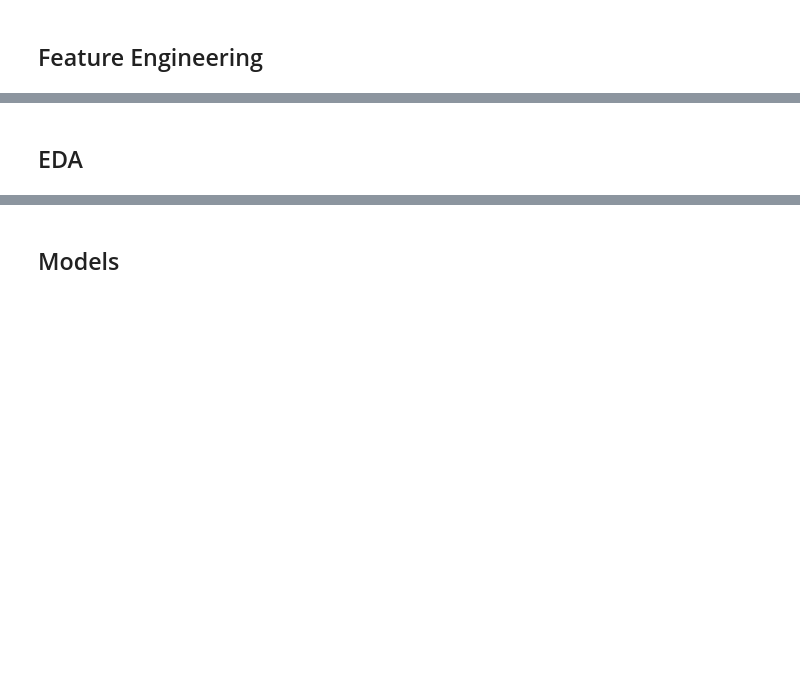
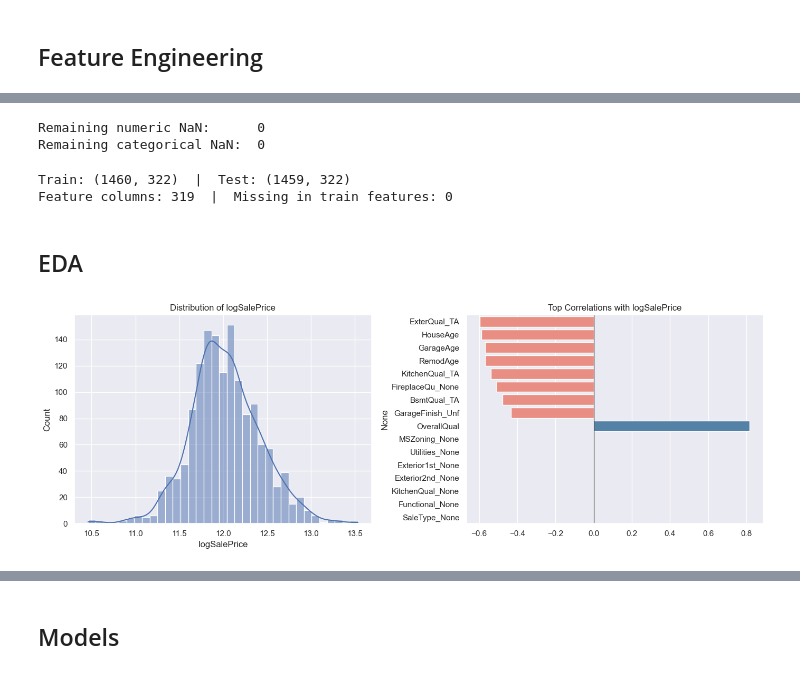
Before and after one commit to aanyam22/kaggle, a Jupyter notebook: Ames_HousePrice/ames_ml_models.ipynb, the cells around one changed output, grey strips where cells are left out. Cells and saved outputs as stored; diff of their text form; code cells hidden in the pictures; blank space fills up the shorter version.

```diff
--- a/Ames_HousePrice/ames_ml_models.ipynb
+++ b/Ames_HousePrice/ames_ml_models.ipynb
@@ -3,6 +3,9 @@
 # %% [markdown]
 ## Load Packages
 # %%
+import os
+os.environ['TF_CPP_MIN_LOG_LEVEL'] = '2'
+
 import math
 import pandas as pd
 import numpy as np
@@ -26,6 +29,7 @@ pd.set_option('display.max_columns', None)
 sns.set_theme(style='darkgrid')
 
 TARGET = 'logSalePrice'
+SKIP   = ['SalePrice', 'logSalePrice', 'Id', 'is_train']
 # %% [markdown]
 ## Load Data
 # %%
@@ -121,36 +90,60 @@ print('Outlier handling complete. Shape:', df_all.shape)
+# %%
+# Fill remaining numeric NaN with median; categorical NaN with 'None'
+# ('None' is meaningful here — most missing categoricals mean "no such feature")
+num_cols = [c for c in df_all.select_dtypes(include=[np.number]).columns if c not in SKIP]
+cat_cols =  df_all.select_dtypes(include='object').columns.tolist()
+
+df_all[num_cols] = df_all[num_cols].fillna(df_all[num_cols].median())
+df_all[cat_cols] = df_all[cat_cols].fillna('None')
+
+print(f'Remaining numeric NaN:      {df_all[num_cols].isnull().sum().sum()}')
+print(f'Remaining categorical NaN:  {df_all[cat_cols].isnull().sum().sum()}')
+# %% [output]
+Remaining numeric NaN:      0
+Remaining categorical NaN:  0
 # %%
-# Split back into processed train and test sets
+# One-hot encode all categorical columns, then split back
+df_all = pd.get_dummies(df_all, columns=cat_cols, dtype=int)
+
 train_processed = df_all[df_all['is_train'] == 1].drop('is_train', axis=1).copy()
 test_processed  = df_all[df_all['is_train'] == 0].drop('is_train', axis=1).copy()
 
-print('Train processed:', train_processed.shape)
-print('Test processed: ', test_processed.shape)
+feature_cols = [c for c in train_processed.columns if c not in SKIP]
 
-# Confirm no remaining missing in train features
-feat_cols = [c for c in train_processed.columns if c not in SKIP]
-remaining_missing = train_processed[feat_cols].isnull().sum().sum()
-print(f'Remaining missing values in train features: {remaining_missing}')
+# Hard stop if any feature NaN slipped through
+n_missing = train_processed[feature_cols].isnull().sum().sum()
+assert n_missing == 0, f"{n_missing} missing values remain — check preprocessing"
+
+print(f'Train: {train_processed.shape}  |  Test: {test_processed.shape}')
+print(f'Feature columns: {len(feature_cols)}  |  Missing in train features: {n_missing}')
+# %% [output]
+Train: (1460, 322)  |  Test: (1459, 322)
+Feature columns: 319  |  Missing in train features: 0
 # %% [markdown]
 ## EDA
 # %%
 fig, axs = plt.subplots(1, 2, figsize=(14, 5))
 
+# Distribution of log-transformed target
 sns.histplot(data=train_processed, x='logSalePrice', kde=True, ax=axs[0])
 axs[0].set_title('Distribution of logSalePrice')
 
-num_cols = train_processed.select_dtypes(include=[np.number]).columns
-drop_for_corr = ['SalePrice', 'logSalePrice']
-corr_cols = [c for c in num_cols if c not in drop_for_corr]
-corr = train_processed[corr_cols + ['logSalePrice']].corr()['logSalePrice'].drop('logSalePrice').sort_values()
-top = pd.concat([corr.head(8), corr.tail(8)])
+# Top correlations with logSalePrice — numeric feature columns only
+num_feat_cols = train_processed[feature_cols].select_dtypes(include=[np.number]).columns
+corr = (train_processed[num_feat_cols]
+        .corrwith(train_processed['logSalePrice'])
+        .sort_values())
+top_corr = pd.concat([corr.head(8), corr.tail(8)])
 
-sns.barplot(x=top.values, y=top.index,
-            palette=['salmon' if v < 0 else 'steelblue' for v in top.values], ax=axs[1])
+colors = ['salmon' if v < 0 else 'steelblue' for v in top_corr.values]
+sns.barplot(x=top_corr.values, y=top_corr.index, palette=colors, ax=axs[1])
+axs[1].axvline(0, color='black', linewidth=0.8)
 axs[1].set_title('Top Correlations with logSalePrice')
-axs[1].axvline(0, color='black', linewidth=0.8)
 
 plt.tight_layout()
 plt.show()
+# %% [output]
+[figure, added]
 # %%
 fig, axs = plt.subplots(1, 2, figsize=(14, 5))
 
```
Also changed, not shown: parts of 19 cells of this notebook, 4 other files.
